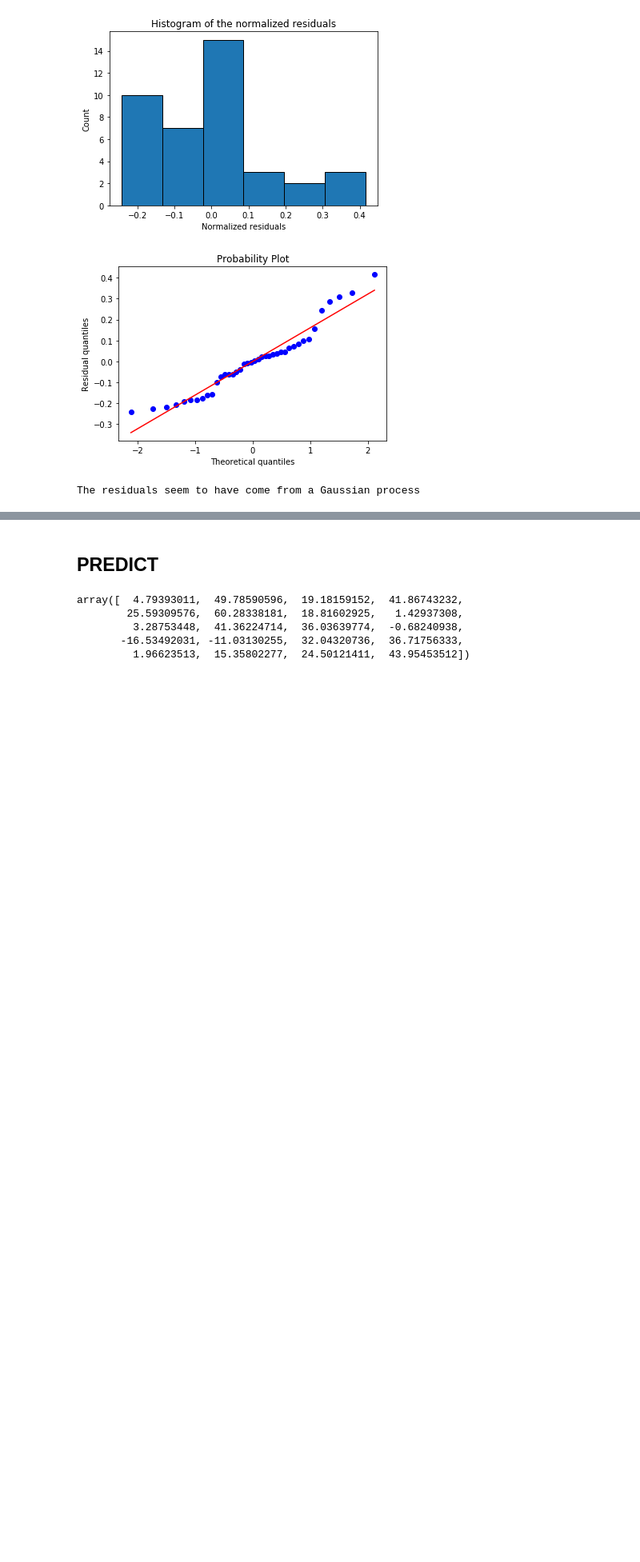
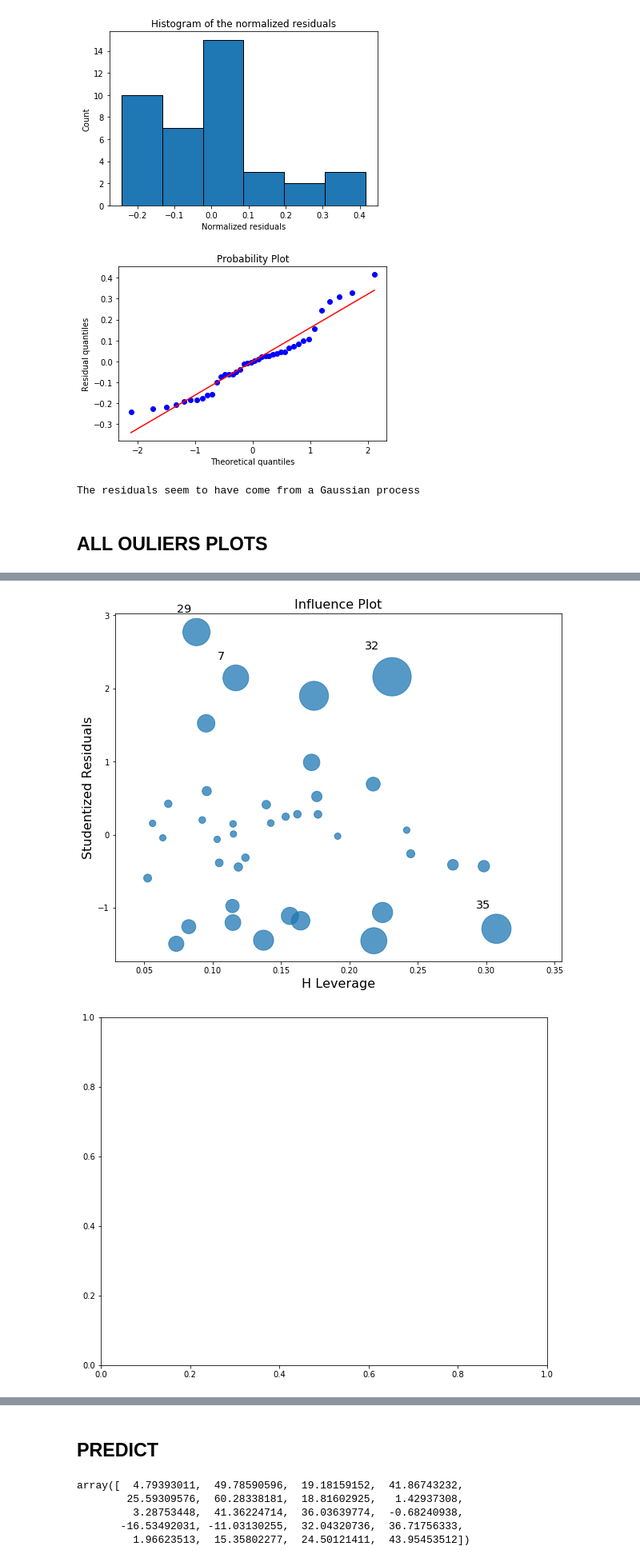
Before and after one commit to erikapat/OOP, a Jupyter notebook: Python/Example3.ipynb, the cells around one changed output, grey strips where cells are left out. Shown at 80% size. Drawn from its saved outputs; the diff is of its cells as text; code cells hidden in the pictures; blank space fills up the shorter version.

Commit message:
outlier detection - all

```diff
--- a/Python/Example3.ipynb
+++ b/Python/Example3.ipynb
@@ -182,3 +193,8 @@ model.run_diagnostics()
 [figure]
 [figure]
 The residuals seem to have come from a Gaussian process
+# %% [markdown]
+## **ALL OULIERS PLOTS**
+# %%
+model.outlier_plots()
+# %% [output]
@@ -184,0 +202,2 @@ The residuals seem to have come from a Gaussian process
+[figure, added]
+[figure, added]
```
Also changed, not shown: parts of 11 cells of this notebook.
